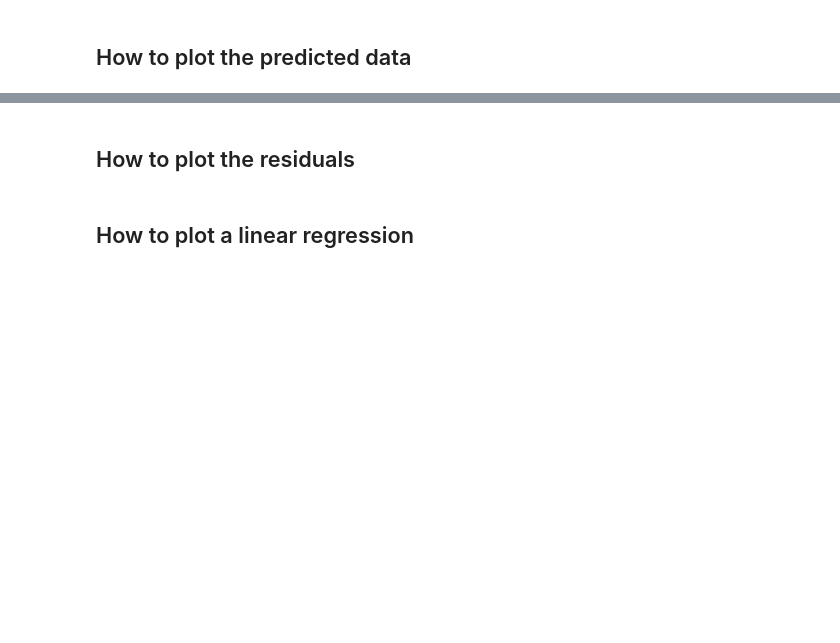
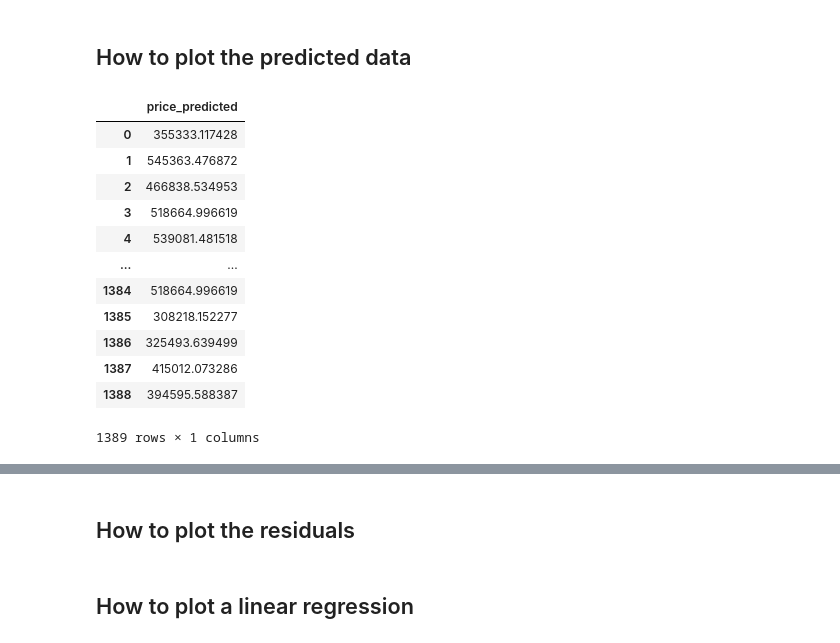
Before and after one commit to TrentBrunson/Data_Analytics, a Jupyter notebook: M9/2021-10-26/ch10/ch10_examples.ipynb, the cells around one changed output, grey strips where cells are left out. Cells and saved outputs as stored; diff of their text form; code cells hidden in the pictures; blank space fills up the shorter version.

```diff
--- a/M9/2021-10-26/ch10/ch10_examples.ipynb
+++ b/M9/2021-10-26/ch10/ch10_examples.ipynb
@@ -114,2 +150,20 @@ y_predicted
 # %% [markdown]
 ## How to plot the predicted data
+# %%
+# put predicted values in a frame
+predicted = pd.DataFrame(y_predicted, columns=['price_predicted'])
+predicted
+# %% [output]
+|  | price_predicted |
+| 0 | 355333.117428 |
+| 1 | 545363.476872 |
+| 2 | 466838.534953 |
+| 3 | 518664.996619 |
+| 4 | 539081.481518 |
+| ... | ... |
+| 1384 | 518664.996619 |
+| 1385 | 308218.152277 |
+| 1386 | 325493.639499 |
+| 1387 | 415012.073286 |
+| 1388 | 394595.588387 |
+1389 rows × 1 columns
```
Also changed, not shown: parts of 10 cells of this notebook.
